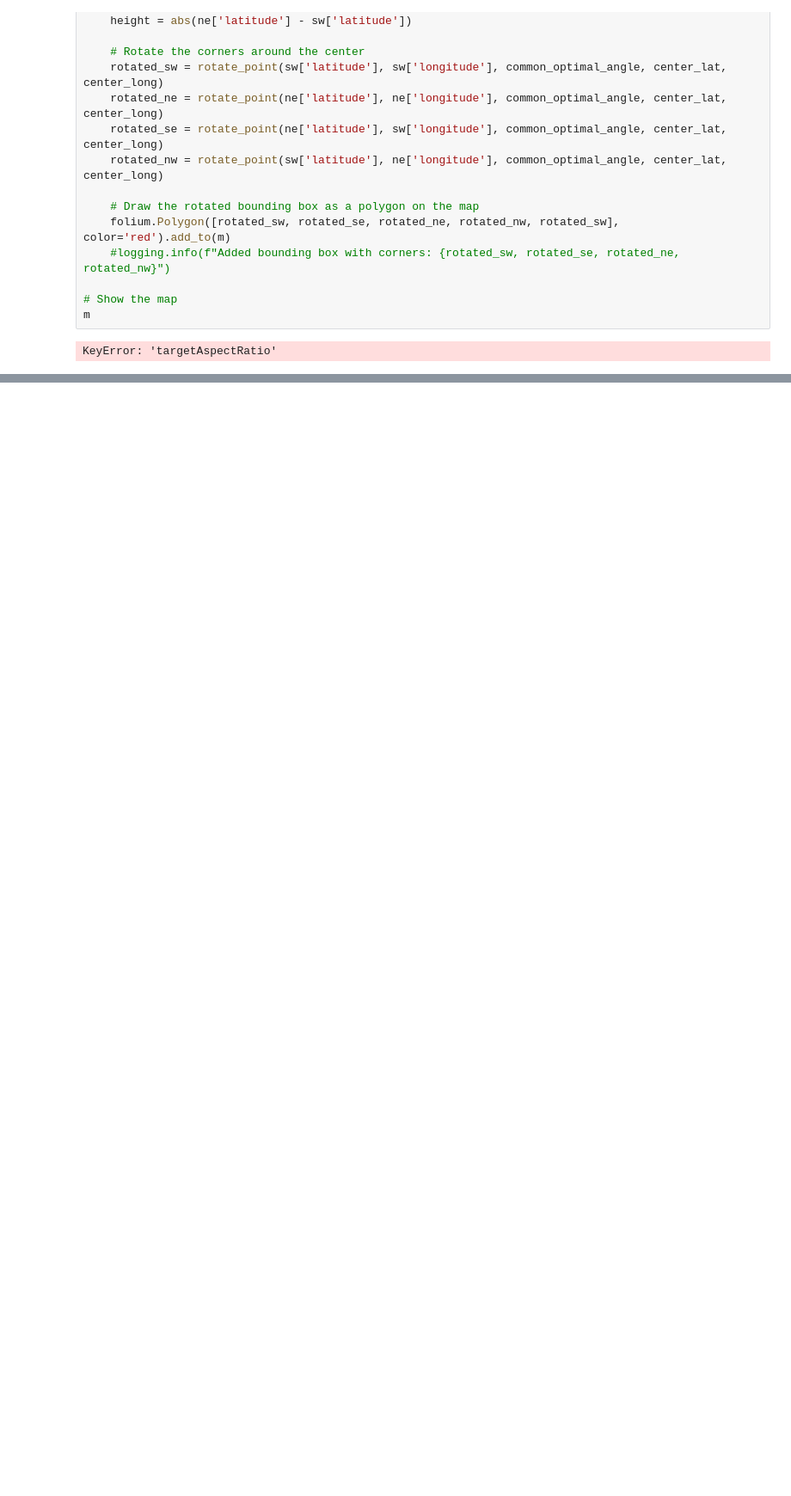
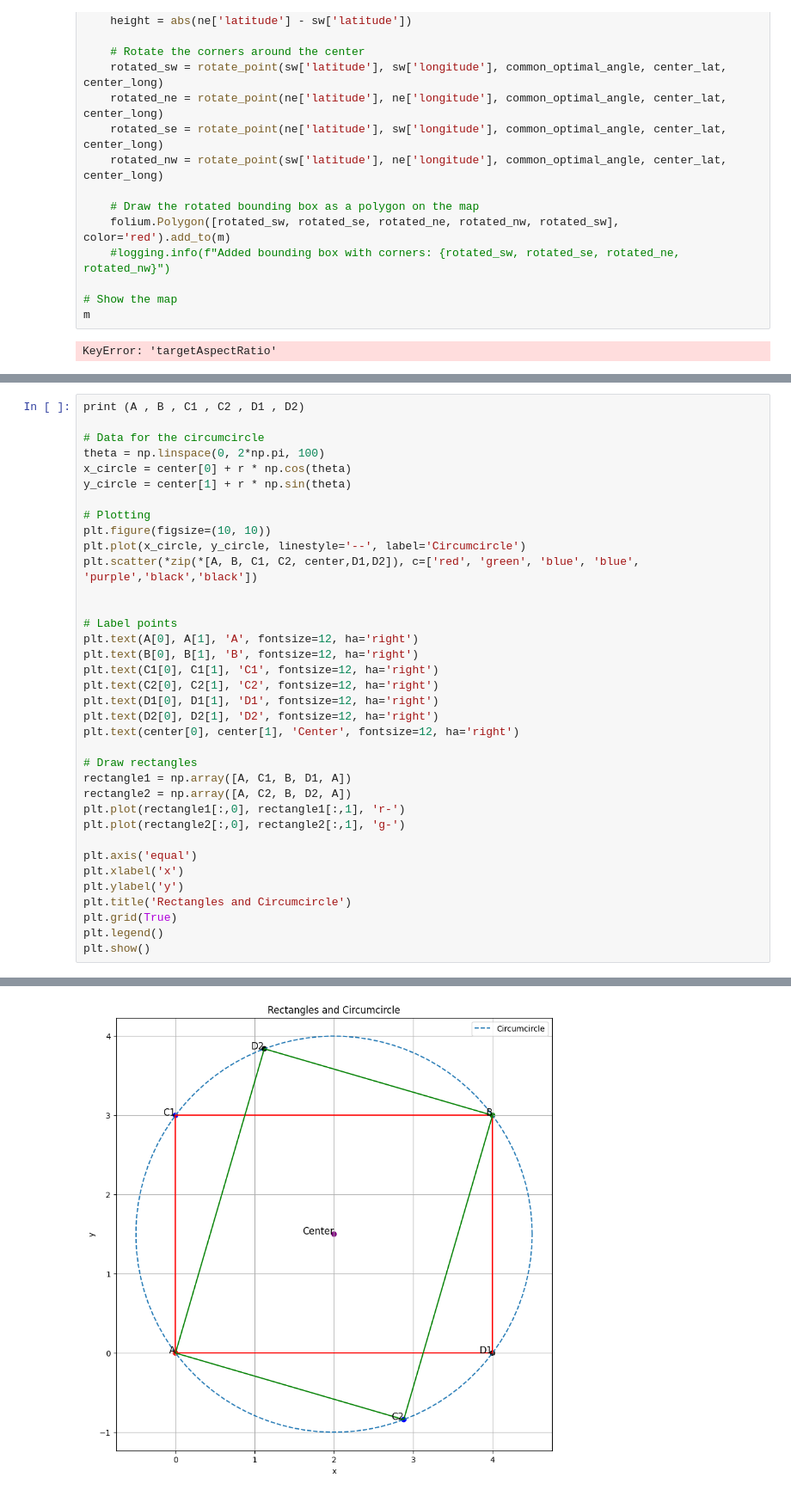
Before and after one commit to momova97/Solar_project, a Jupyter notebook: Cal_Panel_Num.ipynb, the cells around one changed output, grey strips where cells are left out. Shown: that part at 86% size. Saved outputs shown, nothing was run; the diff lists cells and outputs as text; blank space fills up the shorter version.

```diff
--- a/Cal_Panel_Num.ipynb
+++ b/Cal_Panel_Num.ipynb
@@ -131,0 +193,37 @@ KeyError: 'targetAspectRatio'
+# %%
+print (A , B , C1 , C2 , D1 , D2)
+
+# Data for the circumcircle
+theta = np.linspace(0, 2*np.pi, 100)
+x_circle = center[0] + r * np.cos(theta)
+y_circle = center[1] + r * np.sin(theta)
+
+# Plotting
+plt.figure(figsize=(10, 10))
+plt.plot(x_circle, y_circle, linestyle='--', label='Circumcircle')
+plt.scatter(*zip(*[A, B, C1, C2, center,D1,D2]), c=['red', 'green', 'blue', 'blue', 'purple','black','black'])
+
+
+# Label points
+plt.text(A[0], A[1], 'A', fontsize=12, ha='right')
+plt.text(B[0], B[1], 'B', fontsize=12, ha='right')
+plt.text(C1[0], C1[1], 'C1', fontsize=12, ha='right')
+plt.text(C2[0], C2[1], 'C2', fontsize=12, ha='right')
+plt.text(D1[0], D1[1], 'D1', fontsize=12, ha='right')
+plt.text(D2[0], D2[1], 'D2', fontsize=12, ha='right')
+plt.text(center[0], center[1], 'Center', fontsize=12, ha='right')
+
+# Draw rectangles
+rectangle1 = np.array([A, C1, B, D1, A])
+rectangle2 = np.array([A, C2, B, D2, A])
+plt.plot(rectangle1[:,0], rectangle1[:,1], 'r-')
+plt.plot(rectangle2[:,0], rectangle2[:,1], 'g-')
+
+plt.axis('equal')
+plt.xlabel('x')
+plt.ylabel('y')
+plt.title('Rectangles and Circumcircle')
+plt.grid(True)
+plt.legend()
+plt.show()
+# %% [output]
@@ -131,0 +231 @@ KeyError: 'targetAspectRatio'
+[figure, added]
```
Also changed, not shown: parts of 3 cells of this notebook, 1 other file.
